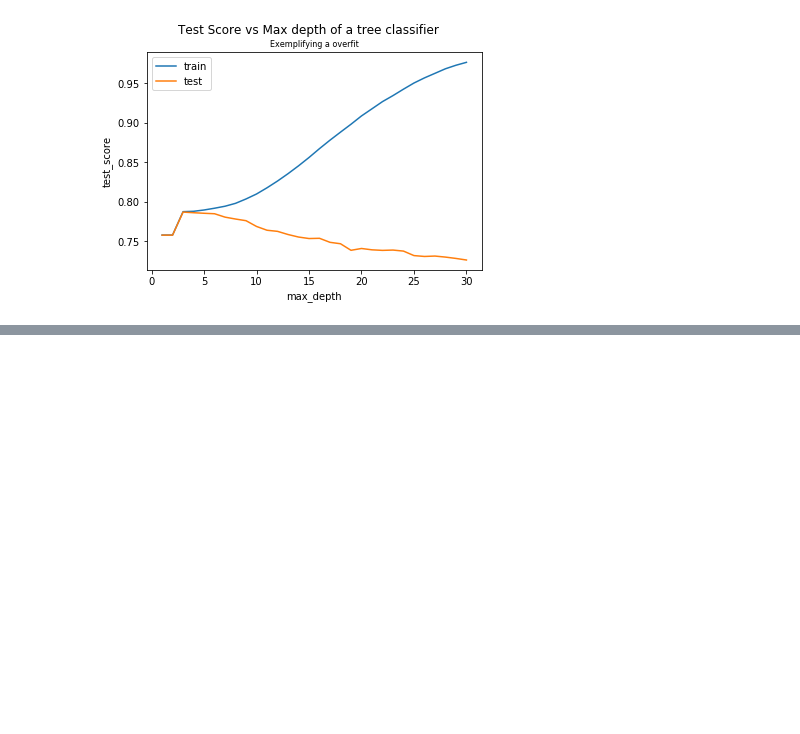
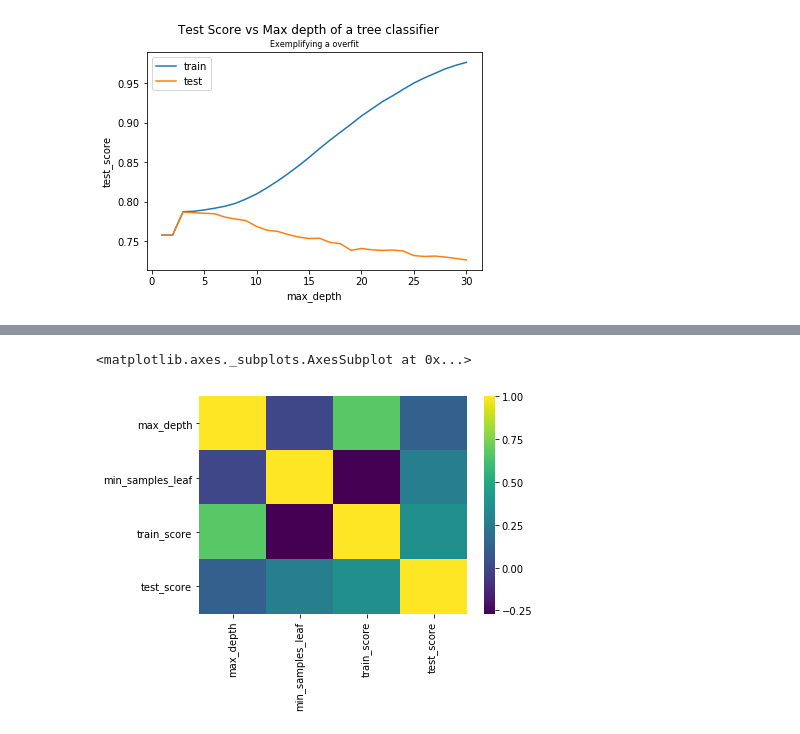
Before and after one commit to BrunaMS/machine_learning_course, a Jupyter notebook: 7_model_otimization/model_otimization.ipynb, the cells around one changed output, grey strips where cells are left out. Drawn from its saved outputs; the diff is of its cells as text; code cells hidden in the pictures; blank space fills up the shorter version.

Commit message:
(07-07-2020) What I learned:
- Define minimum elements in a decision tree;
- Use `min_samples_leaf` to train;
- What is `.corr()`, from pandas.

```diff
--- a/7_model_otimization/model_otimization.ipynb
+++ b/7_model_otimization/model_otimization.ipynb
@@ -292,0 +326,30 @@ plt.legend(['train', 'test'])
+# %%
+def tree_decision(max_depth = 3, print_results = False, min_samples_leaf = 1):
+    SEED = 20
+    np.random.seed(SEED)
+
+    tree_model = DecisionTreeClassifier(max_depth = max_depth, min_samples_leaf = min_samples_leaf)
+    result = cross_validate(tree_model, x, y, cv = 10, return_train_score = True)
+
+    test_score = result['test_score'].mean()
+    train_score = result['train_score'].mean()
+    table = [max_depth, min_samples_leaf, (train_score * 100), (test_score * 100)]
+
+    if(print_results):
+        print('Depth: ', max_depth)
+        print('Samples Leaf: ', min_samples_leaf)
+        print('mean (train): %.4f%%  mean (test): %.4f%%' % (train_score * 100, test_score * 100))
+
+    return table
+# %%
+max_depth = 16
+min_samples_leaf = 256
+results = []
+
+for depth in range(1, max_depth + 1):
+    for samples_leaf in np.linspace(1, min_samples_leaf, 32):
+       results.append(tree_decision(max_depth = depth, min_samples_leaf = int(samples_leaf)))
+# %%
+df_results = pd.DataFrame(results, columns = ['max_depth', 'min_samples_leaf' , 'train_score', 'test_score'])
+df_results = df_results.sort_values(['test_score', 'min_samples_leaf'], ascending = False)
+df_results.head(10)
@@ -292,0 +374,3 @@ plt.legend(['train', 'test'])
+# %%
+correlation = df_results.corr()
+correlation
@@ -292,0 +389,7 @@ plt.legend(['train', 'test'])
+# %%
+import seaborn as sns
+
+sns.heatmap(correlation, cmap = 'viridis')
+# %% [output]
+<matplotlib.axes._subplots.AxesSubplot at 0x...>
+[figure, added]
```
Also changed, not shown: parts of 18 cells of this notebook.
